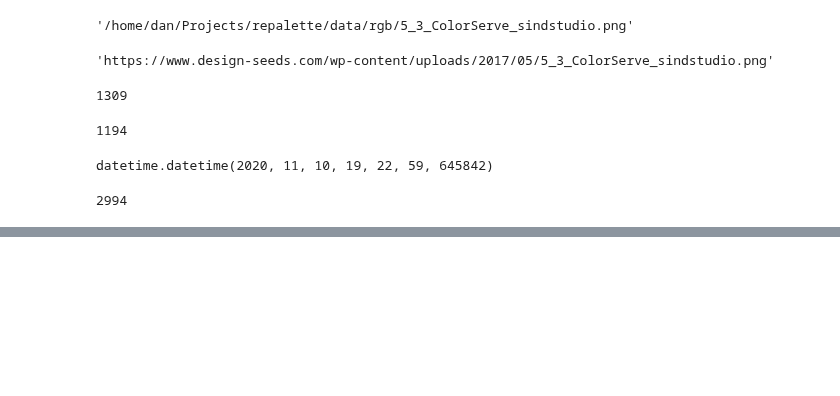
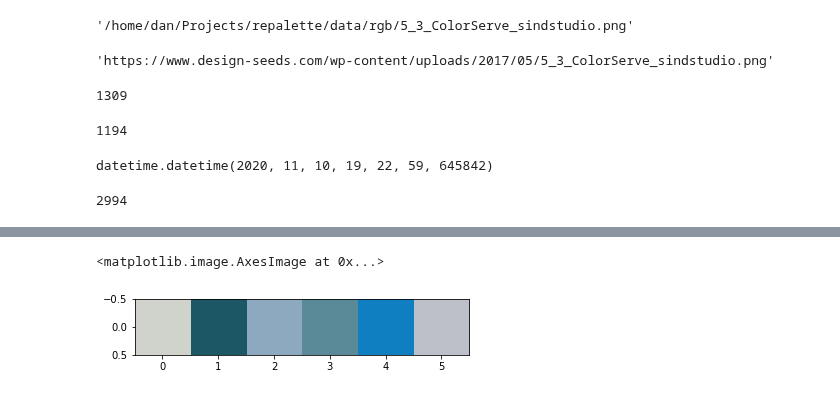
Before and after one commit to danielgafni/repalette, a Jupyter notebook: notebooks/dataset.ipynb, the cells around one changed output, grey strips where cells are left out. Cells and saved outputs as stored; diff of their text form; code cells hidden in the pictures; blank space fills up the shorter version.

```diff
--- a/notebooks/dataset.ipynb
+++ b/notebooks/dataset.ipynb
@@ -121,0 +155,5 @@ len(rgb_dataset)
+# %%
+plt.imshow(lab2rgb(palette_2.permute(1, 2, 0)))
+# %% [output]
+<matplotlib.image.AxesImage at 0x...>
+[figure, added]
```
Also changed, not shown: parts of 9 cells of this notebook, 9 other files.
